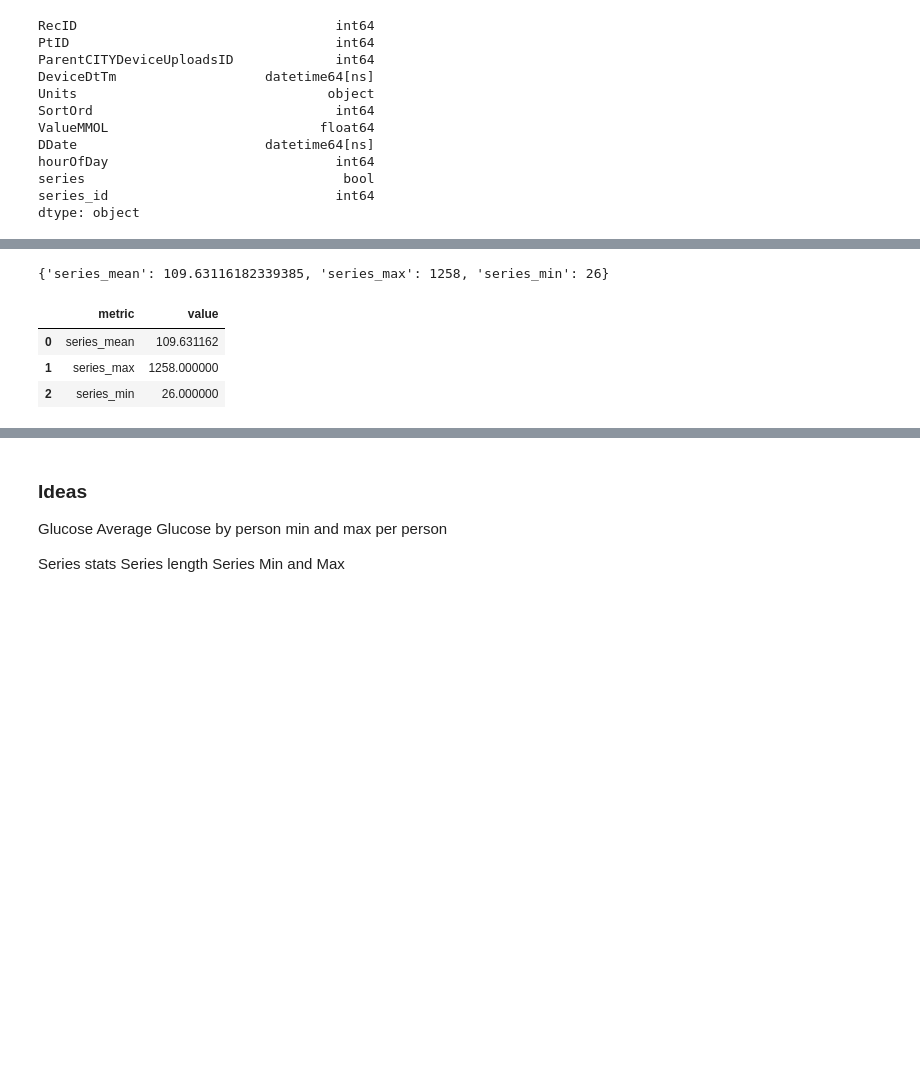
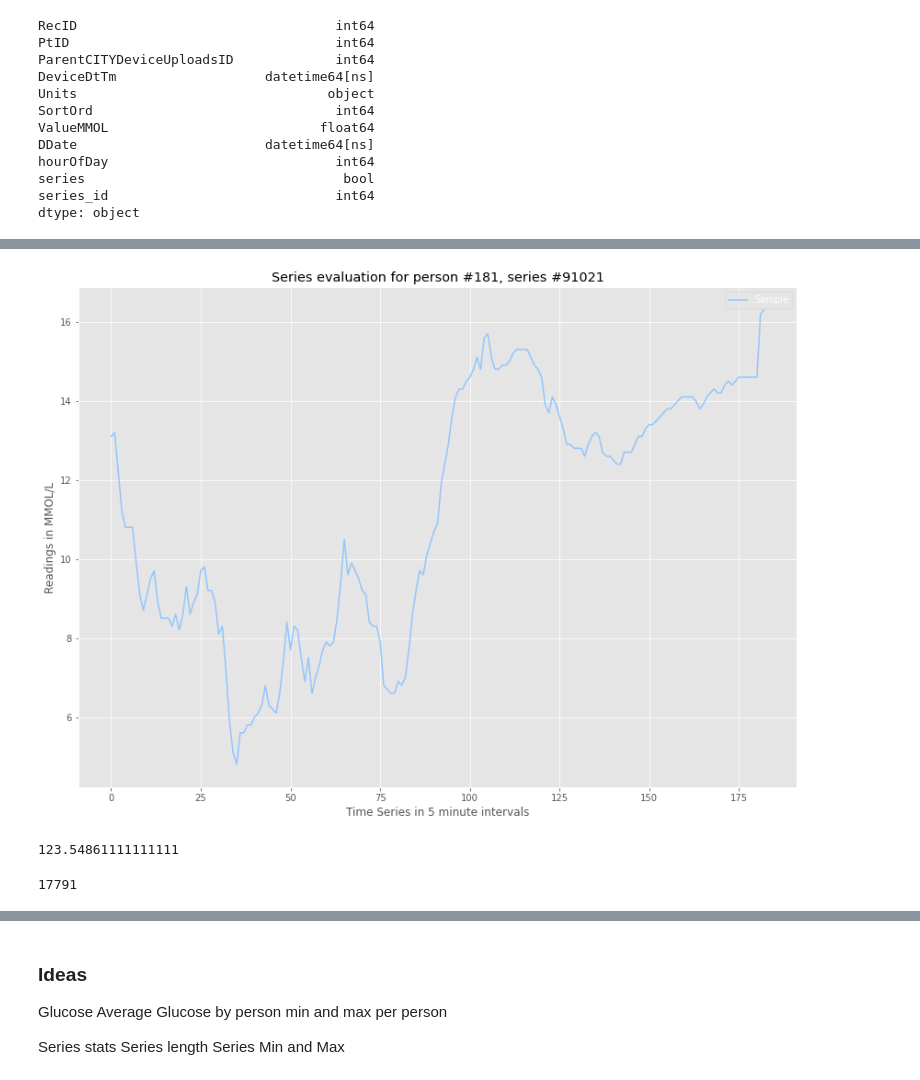
Before and after one commit to bsw-del/MRPDeepLearningWithCGM, a Jupyter notebook: development.ipynb, the cells around one changed output, grey strips where cells are left out. Cells and saved outputs as stored; diff of their text form; code cells hidden in the pictures; blank space fills up the shorter version.

```diff
--- a/development.ipynb
+++ b/development.ipynb
@@ -132,19 +192,26 @@ pyplot.show()
+# %%
+y = CGMDf[CGMDf.series_id==SeriesSample[2]].ValueMMOL.to_list()
+
+plt.figure(figsize=(14,10))
+plt.plot(y, label='Sample')
+plt.xlabel('Time Series in 5 minute intervals')
+plt.ylabel('Readings in MMOL/L')
+plt.title('Series evaluation for person #181, series #91021',color='black')
+plt.legend()
+plt.show()
+#plt.clf()
+# %% [output]
+[figure, added]
 # %%
-d = pd.DataFrame(CGMDf.groupby(['PtID','series_id'])['RecID'].count())
-d.reset_index(inplace=True)
-srStats={} ## series stat dictionary
-
-srStats['series_mean'] = d.RecID.mean()
-srStats['series_max'] = d.RecID.max()
-srStats['series_min'] = d.RecID.min()
-srStats
+c = pd.DataFrame(CGMDf.groupby(['PtID','series_id'])['RecID'].count())
+c.reset_index(inplace=True)
+c.groupby(['PtID'])['RecID'].count().mean()
 # %% [output]
-{'series_mean': 109.63116182339385, 'series_max': 1258, 'series_min': 26}
+123.54861111111111
-# %%
-td = pd.DataFrame(srStats.items(),columns=['metric','value'])
-td
-# %% [output]
-|  | metric | value |
-| 0 | series_mean | 109.631162 |
-| 1 | series_max | 1258.000000 |
-| 2 | series_min | 26.000000 |
+# %%
+grpPTandSeries = pd.DataFrame(CGMDf.groupby(['PtID','series_id'])['RecID'].count()) ## number of people in the file
+grpPTandSeries[grpPTandSeries['RecID']<=100000].shape[0]
+
+## Remove the sequences less than 10, they will be useless, create stats based on that.
+# %% [output]
+17791
```
Also changed, not shown: parts of 24 cells of this notebook.
